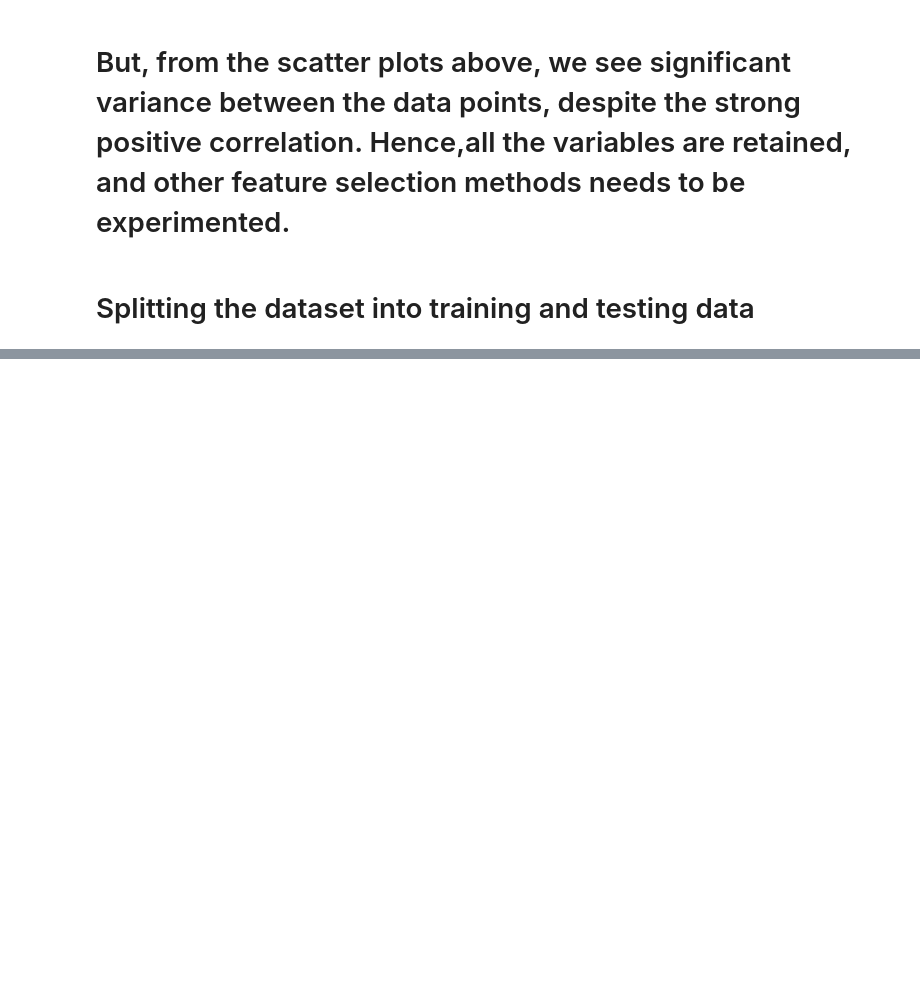
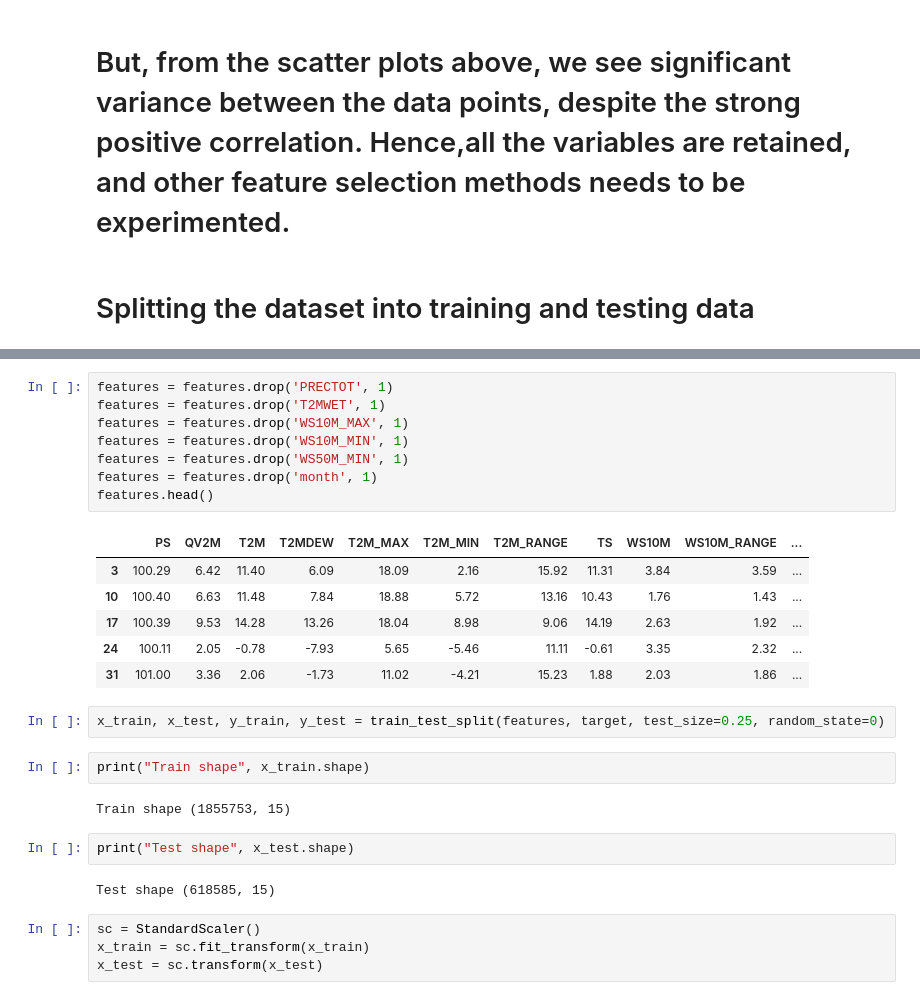
Before and after one commit to rajchoksi1997/CMPE257-Project, a Jupyter notebook: Main_Project.ipynb, the cells around one changed output, grey strips where cells are left out. Cells and saved outputs as stored; diff of their text form; blank space fills up the shorter version.

```diff
--- a/Main_Project.ipynb
+++ b/Main_Project.ipynb
@@ -700,0 +754,29 @@ Shape of test target:
+# %%
+features = features.drop('PRECTOT', 1)
+features = features.drop('T2MWET', 1)
+features = features.drop('WS10M_MAX', 1)
+features = features.drop('WS10M_MIN', 1)
+features = features.drop('WS50M_MIN', 1)
+features = features.drop('month', 1)
+features.head()
+# %% [output]
+|  | PS | QV2M | T2M | T2MDEW | T2M_MAX | T2M_MIN | T2M_RANGE | TS | WS10M | WS10M_RANGE | ... |
+| 3 | 100.29 | 6.42 | 11.40 | 6.09 | 18.09 | 2.16 | 15.92 | 11.31 | 3.84 | 3.59 | ... |
+| 10 | 100.40 | 6.63 | 11.48 | 7.84 | 18.88 | 5.72 | 13.16 | 10.43 | 1.76 | 1.43 | ... |
+| 17 | 100.39 | 9.53 | 14.28 | 13.26 | 18.04 | 8.98 | 9.06 | 14.19 | 2.63 | 1.92 | ... |
+| 24 | 100.11 | 2.05 | -0.78 | -7.93 | 5.65 | -5.46 | 11.11 | -0.61 | 3.35 | 2.32 | ... |
+| 31 | 101.00 | 3.36 | 2.06 | -1.73 | 11.02 | -4.21 | 15.23 | 1.88 | 2.03 | 1.86 | ... |
+# %%
+x_train, x_test, y_train, y_test = train_test_split(features, target, test_size=0.25, random_state=0)
+# %%
+print("Train shape", x_train.shape)
+# %% [output]
+Train shape (1855753, 15)
+# %%
+print("Test shape", x_test.shape)
+# %% [output]
+Test shape (618585, 15)
+# %%
+sc = StandardScaler()
+x_train = sc.fit_transform(x_train)
+x_test = sc.transform(x_test)
```
Also changed, not shown: parts of 62 cells of this notebook.
